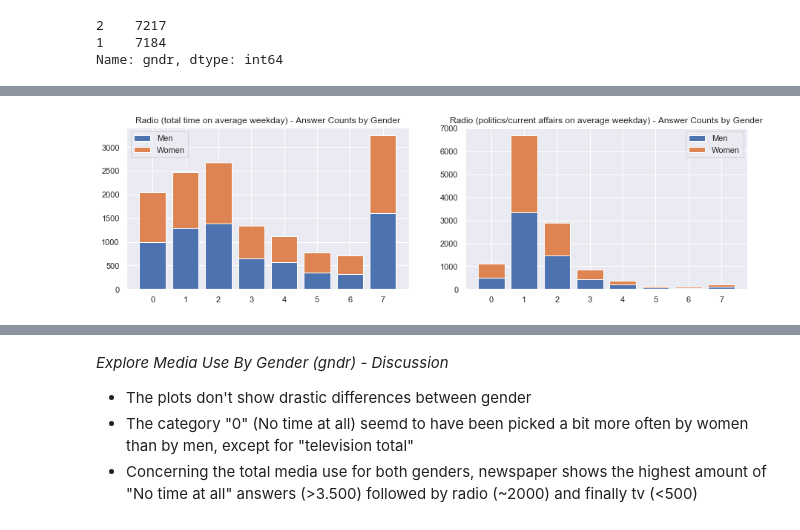
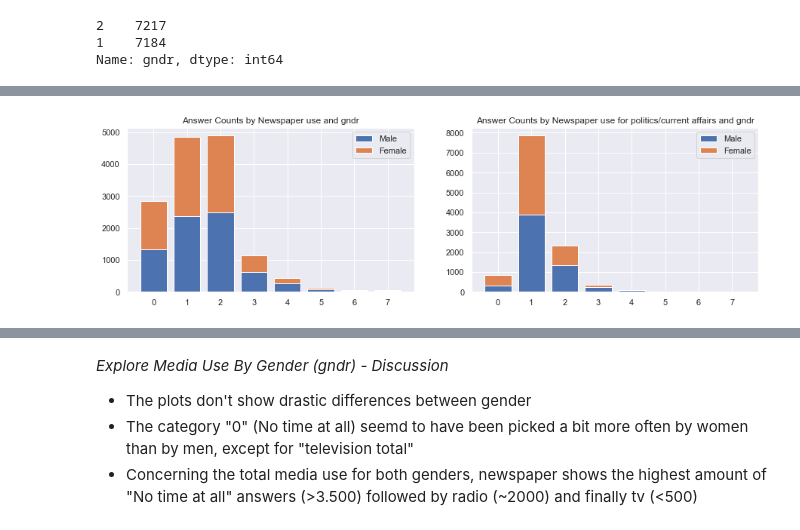
Before and after one commit to bytesbysophie/european-social-service-media-use, a Jupyter notebook: media-use-germany-data-analysis.ipynb, the cells around one changed output, grey strips where cells are left out. Saved outputs shown, nothing was run; the diff lists cells and outputs as text; code cells hidden in the pictures.

```diff
--- a/media-use-germany-data-analysis.ipynb
+++ b/media-use-germany-data-analysis.ipynb
@@ -76,10 +93,12 @@ def plot_media_use_by(df, medium, by):
     plt.show()
 # %%
-def plot_media_use_by_gender(df, medium):
+def plot_media_use_stacked_bars_by(df, medium, by, legend={1: 1, 2: 2}):
     '''
     INPUT
     df - Pandas dataframe
     medium - Medium, which columns should be plotted ({'nwsp': 'Newspaper', 'tv': 'Television', 'rd': 'Radio'})
+    by - The second variable to plot
+    legend - Dictonary that maps binary category to names (optional)
 
     This function
     1. removes answeres 'Not applicable', 'Refusal', 'Don't know', 'No answer'
@@ -89,21 +108,23 @@ def plot_media_use_by_gender(df, medium):
     df_tot = df[df[medium+'tot'].isin(range(0,8))]
     df_pol = df[df[medium+'pol'].isin(range(0,8))]
 
+    bar_names_tot = df_tot[medium+'tot'].value_counts().sort_index().keys()
+    bar_names_pol = df_pol[medium+'pol'].value_counts().sort_index().keys()
 
     fig = plt.figure(figsize=(15,4))
     ax1 = fig.add_subplot(121)
     ax2 = fig.add_subplot(122)
 
-    p1 = ax1.bar(np.arange(8), height=df_tot[df_tot['gndr']==1][medium+'tot'].value_counts().sort_index())
-    p2 = ax1.bar(np.arange(8), height=df_tot[df_tot['gndr']==2][medium+'tot'].value_counts().sort_index(), bottom=df_tot[df_tot['gndr']==1][medium+'tot'].value_counts().sort_index())
-    ax1.legend((p1[0], p2[0]), ('Men', 'Women'))
+    p1 = ax1.bar(bar_names_tot, height=df_tot[df_tot[by]==1][medium+'tot'].value_counts().sort_index())
+    p2 = ax1.bar(bar_names_tot, height=df_tot[df_tot[by]==2][medium+'tot'].value_counts().sort_index(), bottom=df_tot[df_tot[by]==1][medium+'tot'].value_counts().sort_index())
+    ax1.legend((p1[0], p2[0]), (legend[1], legend[2]))
 
-    p3 = ax2.bar(np.arange(8), height=df_pol[df_pol['gndr']==1][medium+'pol'].value_counts().sort_index())
-    p4 = ax2.bar(np.arange(8), height=df_pol[df_pol['gndr']==2][medium+'pol'].value_counts().sort_index(), bottom=df_pol[df_pol['gndr']==1][medium+'pol'].value_counts().sort_index())
-    ax2.legend((p3[0], p4[0]), ('Men', 'Women'))
+    p3 = ax2.bar(bar_names_pol, height=df_pol[df_pol[by]==1][medium+'pol'].value_counts().sort_index())
+    p4 = ax2.bar(bar_names_pol, height=df_pol[df_pol[by]==2][medium+'pol'].value_counts().sort_index(), bottom=df_pol[df_pol[by]==1][medium+'pol'].value_counts().sort_index())
+    ax2.legend((p3[0], p4[0]), (legend[1], legend[2]))
 
-    ax1.set_title(mediums[medium] + ' (total time on average weekday) - Answer Counts by Gender')
-    ax2.set_title(mediums[medium] + ' (politics/current affairs on average weekday) - Answer Counts by Gender')
+    ax1.set_title('Answer Counts by ' + mediums[medium] + ' use and ' + by)
+    ax2.set_title('Answer Counts by ' + mediums[medium] + ' use for politics/current affairs and ' + by)
 
     plt.show()
 # %% [markdown]
@@ -168,4 +181,4 @@ plot_media_use_by_gender(df, 'tv')
-# %%
-plot_media_use_by_gender(df, 'rd')
-# %% [output]
-[figure, removed]
+# %%
+plot_media_use_stacked_bars_by(df, 'nwsp', 'gndr', {1: "Male", 2: "Female"})
+# %% [output]
+[figure, added]
```
Also changed, not shown: parts of 70 cells of this notebook, 3 other files.
